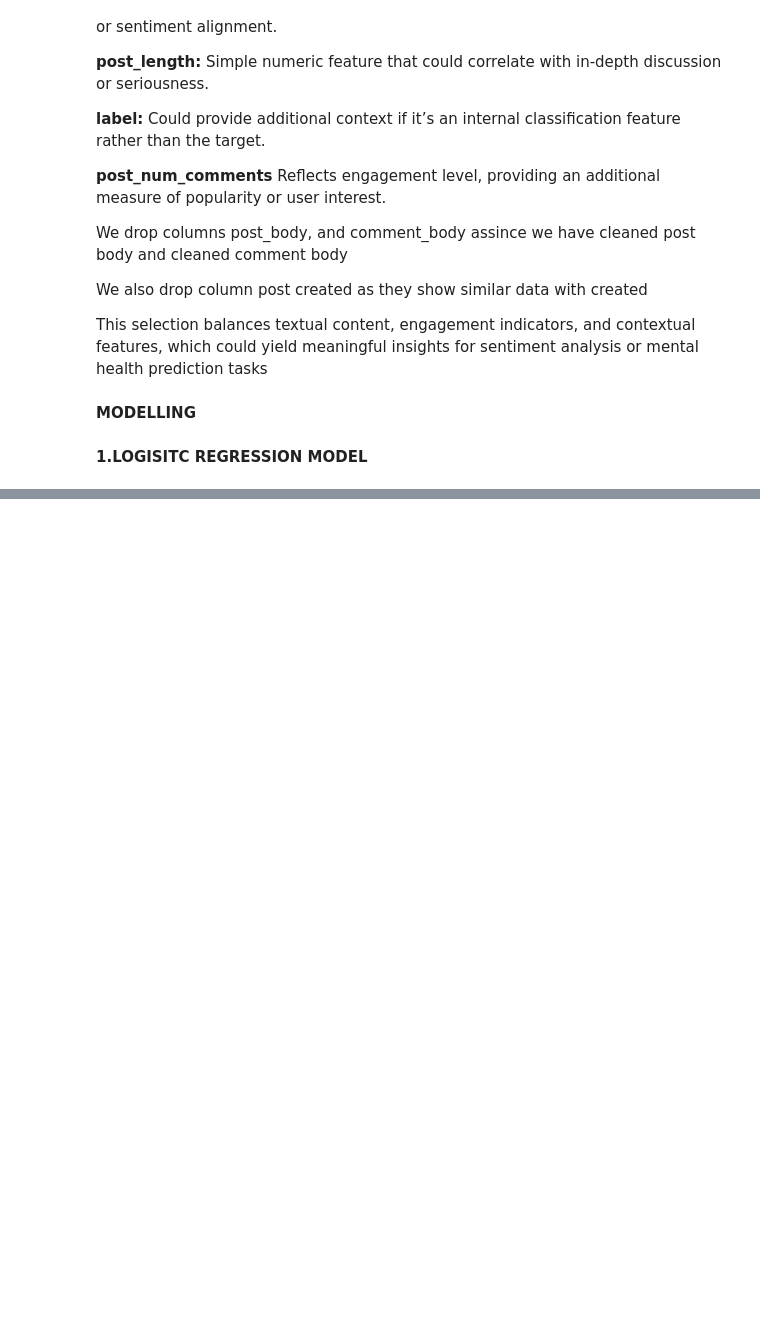
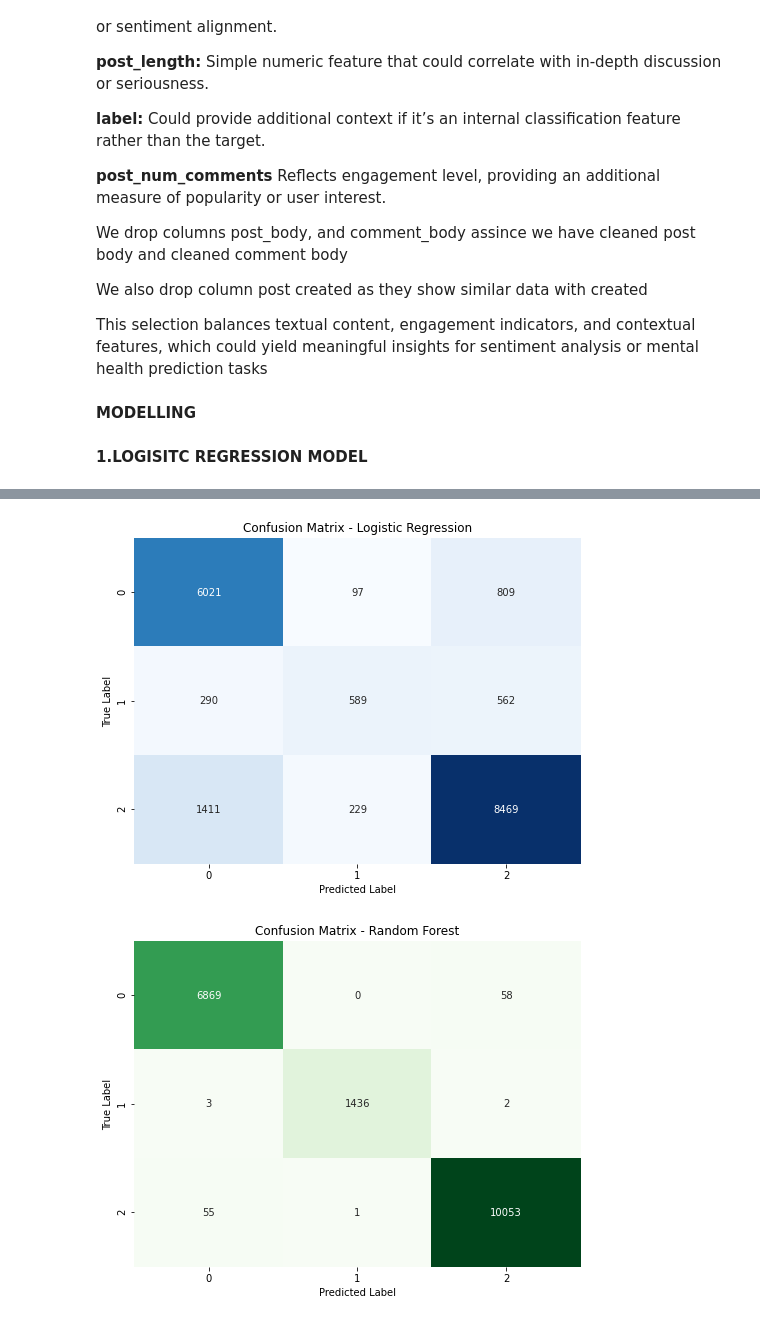
Before and after one commit to CynthiaJerono/Phase_5_Project, a Jupyter notebook: Isaac.ipynb, the cells around one changed output, grey strips where cells are left out. Drawn from its saved outputs; the diff is of its cells as text; code cells hidden in the pictures; blank space fills up the shorter version.

```diff
--- a/Isaac.ipynb
+++ b/Isaac.ipynb
@@ -1031,0 +1108,24 @@ Class Imbalance: The data has an imbalance, with more instances in "Neutral" and
+# %%
+from sklearn.metrics import confusion_matrix
+
+
+# Confusion matrix for Logistic Regression
+conf_matrix_lr = confusion_matrix(y_test, y_pred_lr)
+plt.figure(figsize=(8, 6))
+sns.heatmap(conf_matrix_lr, annot=True, fmt="d", cmap="Blues", cbar=False)
+plt.title("Confusion Matrix - Logistic Regression")
+plt.xlabel("Predicted Label")
+plt.ylabel("True Label")
+plt.show()
+
+# Confusion matrix for Random Forest
+conf_matrix_rf = confusion_matrix(y_test, y_pred_rf)
+plt.figure(figsize=(8, 6))
+sns.heatmap(conf_matrix_rf, annot=True, fmt="d", cmap="Greens", cbar=False)
+plt.title("Confusion Matrix - Random Forest")
+plt.xlabel("Predicted Label")
+plt.ylabel("True Label")
+plt.show()
+# %% [output]
+[figure, added]
+[figure, added]
```
Also changed, not shown: parts of 16 cells of this notebook.
